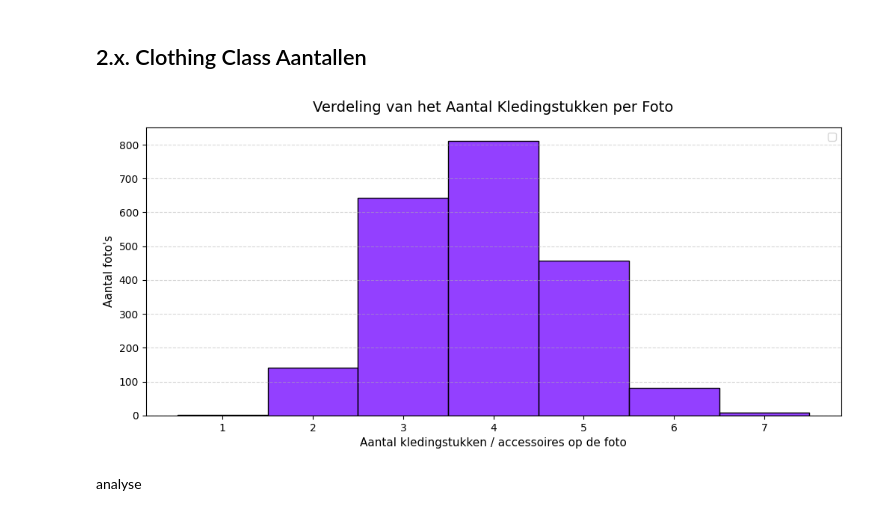
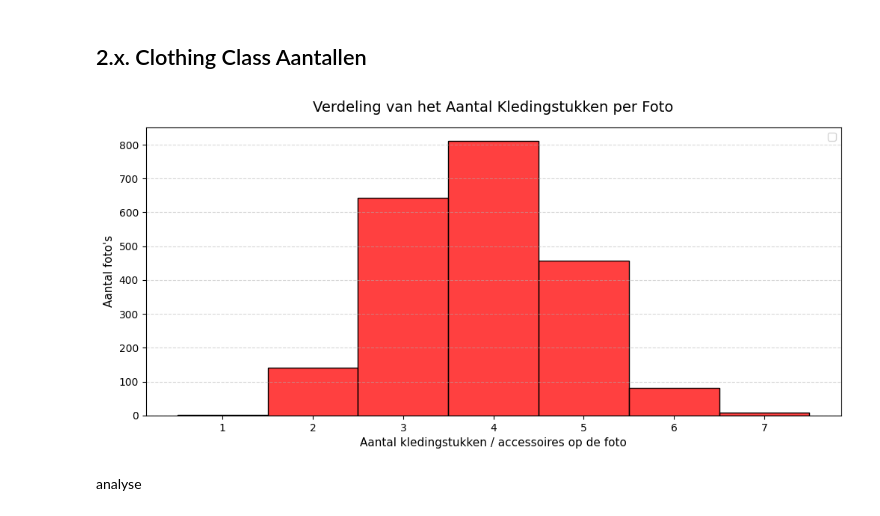
Before and after one commit to 24020338/Deep-Learning-3, a Jupyter notebook: Deep Learning Opdracht 3 Notebook.ipynb, the cells around one changed output. Saved outputs shown, nothing was run; the diff lists cells and outputs as text; code cells hidden in the pictures.

```diff
--- a/Deep Learning Opdracht 3 Notebook.ipynb
+++ b/Deep Learning Opdracht 3 Notebook.ipynb
@@ -308,35 +299,35 @@ df_summary = train_df.groupby('image_name').agg(
     totaal_tags=('class_id', 'count')
 ).reset_index()
 
 
 max_stukken = df_summary['totaal_tags'].max()
 min_stukken = df_summary['totaal_tags'].min()
 
 
 
 plt.figure(figsize=(12, 5))
 
 
 sns.histplot(
     data=df_summary,
     x='totaal_tags',
     discrete=True,
     kde=False,
-    color='#6f00ff',
+    color="#ff0000",
     alpha=0.75
 )
 
 
 plt.title('Verdeling van het Aantal Kledingstukken per Foto', fontsize=14, pad=15)
 plt.xlabel('Aantal kledingstukken / accessoires op de foto', fontsize=11)
 plt.ylabel('Aantal foto\'s', fontsize=11)
 plt.xticks(range(int(min_stukken), int(max_stukken) + 1))
 plt.grid(axis='y', linestyle='--', alpha=0.5)
 plt.legend()
 
 plt.show()
 # %% [output]
-[figure, old version]
+[figure, new version]
 # %% [markdown]
 analyse
 # %%
```
Also changed, not shown: parts of 17 cells of this notebook, 6 other files.
